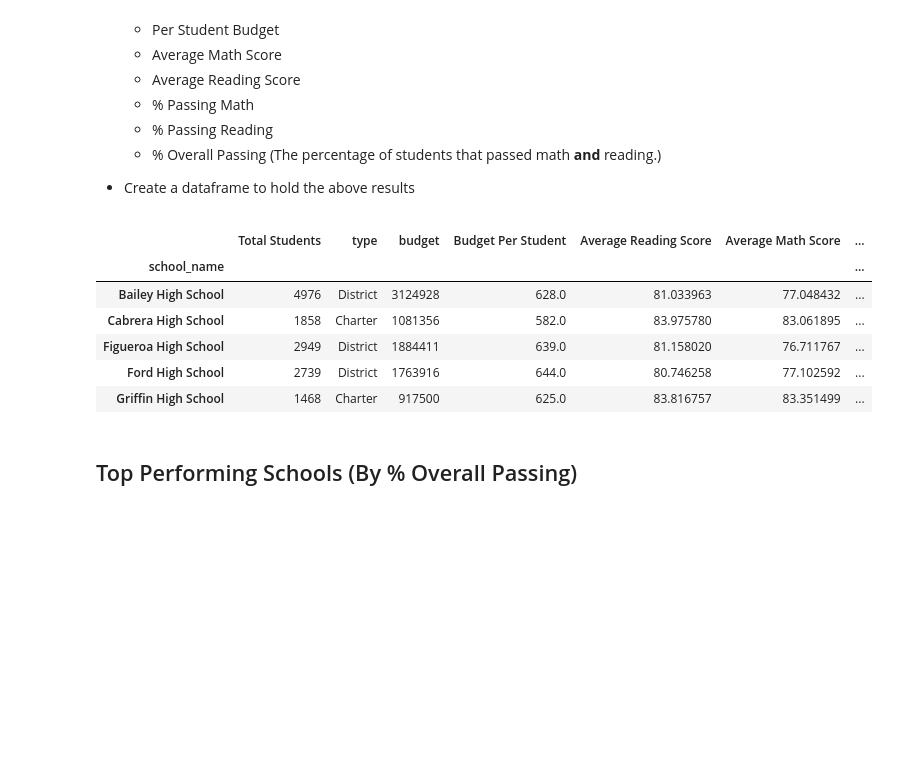
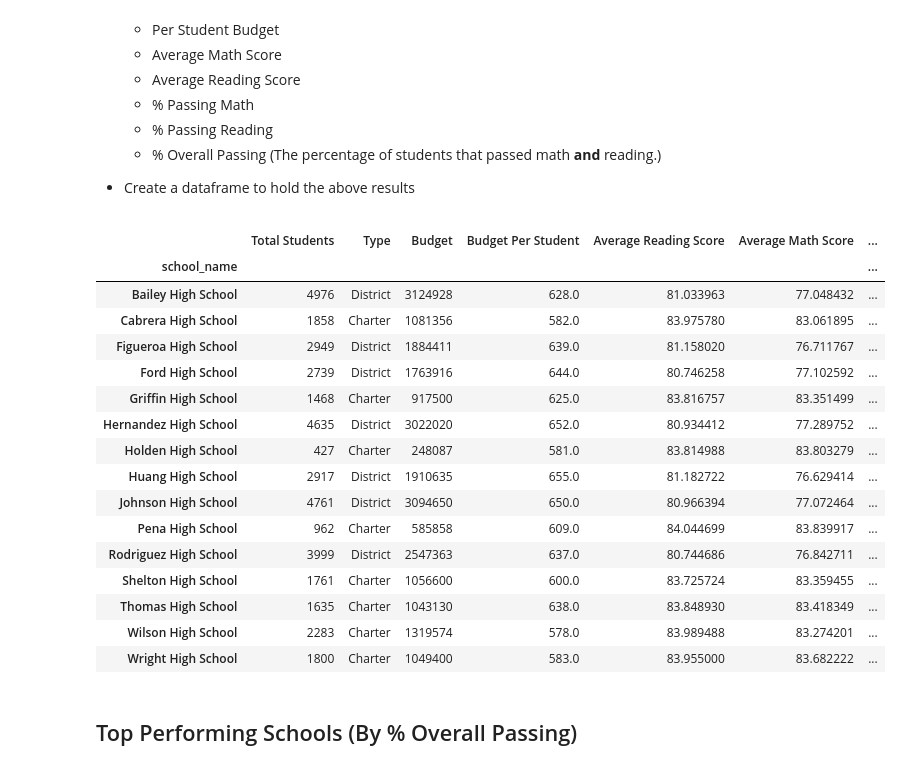
Before and after one commit to travisb98/Schools_Performance_Analysis, a Jupyter notebook: Final/Schools_Performance_Analysis.ipynb, the cells around one changed output. Drawn from its saved outputs; the diff is of its cells as text; code cells hidden in the pictures; blank space fills up the shorter version.

Commit message:
finished the school summary section, but I need to address formatting on all secitons

```diff
--- a/Final/Schools_Performance_Analysis.ipynb
+++ b/Final/Schools_Performance_Analysis.ipynb
@@ -158,19 +158,9 @@ summary_dist_df.head()
 # Per Student Budget -
 # Average Math Score -
 # Average Reading Score -
-# % Passing Math
-# % Passing Reading
-# % Overall Passing (The percentage of students that passed math and reading.)
-
-## begin by pulling in the school name and school type and limit it to unique values, starting the creation of the summary df
-##get the count of unique student id grouped by school name, thus getting the total students per school figure, pull this into the summary df
-## geting total school budget. pull the budget for each school by creating a group by object that groups by school name and summarizes the budget
-## getting the per student budget. create a calculated column within the summary df. total budget per school/total students perschool
-## average math score and average reading score. create a groupby object that finds the mean of math_score and reading_score grouped on school name. pull into summary df
-## % passing math, reading, overall - follow previous section but make sure your stuff is grouped on school_name
-########################################################
-
-
+# % Passing Math-
+# % Passing Reading-
+# % Overall Passing (The percentage of students that passed math and reading.)-
 
 ### total students
 #pulls in the student per school into the summary dataframe
@@ -191,44 +181,81 @@ sch_summary_df["Budget Per Student"]=sch_summary_df["budget"]/sch_summary_df["To
 ####calculates the averages for all series
 sch_avgs_gbo = school_and_student_df.groupby("school_name").mean()
 # sch_avgs_gbo.head()
 #pulls in the average reading score to the summary df
 sch_summary_df['Average Reading Score']=sch_avgs_gbo['reading_score']
 #pulls in the average math score to the summary df
 sch_summary_df['Average Math Score']=sch_avgs_gbo['math_score']
 
 
 ### pulls in the number of students passing reading to the summary df
 sch_passing_reading = school_and_student_df.loc[school_and_student_df['reading_score']>=70,['school_name','Student ID']]
 sch_passing_reading_gbo=sch_passing_reading.groupby("school_name").count()
 sch_summary_df=pd.merge(sch_summary_df,sch_passing_reading_gbo,how='outer',on="school_name")
 sch_summary_df=sch_summary_df.rename(columns={"Student ID":"Students Passing Reading"})
 
 ### pulls in the number of stuents passing math to the summary df
 sch_passing_math=school_and_student_df.loc[school_and_student_df['math_score']>=70,['school_name','Student ID']]
 sch_passing_math_gbo=sch_passing_math.groupby("school_name").count()
 sch_summary_df=pd.merge(sch_summary_df,sch_passing_math_gbo,how='outer',on="school_name")
 sch_summary_df=sch_summary_df.rename(columns={"Student ID":"Students Passing Math"})
 
-
 ### pulls in the number of students passing math and reading
 sch_passing_both=school_and_student_df.loc[((school_and_student_df['math_score']>=70) & (school_and_student_df['reading_score']>=70)) ,['school_name','Student ID']]
-
-
 sch_passing_both_gbo=sch_passing_both.groupby("school_name").count()
 sch_summary_df=pd.merge(sch_summary_df,sch_passing_both_gbo,how='outer',on="school_name")
 sch_summary_df=sch_summary_df.rename(columns={"Student ID":"Students Passing Both"})
 
+######calculates column for percentages (math,reading,overall)
+sch_percent_listy_loop=['Reading','Math','Both']
+for category in sch_percent_listy_loop:
+    sch_summary_df["% Passing "+category]=sch_summary_df["Students Passing "+category]/sch_summary_df["Total Students"]
+
+###removes the # of students passing math reading and both since it isn't requested, just needed it for the % calcs
+sch_del_list=[]
+for category in sch_percent_listy_loop:
+    sch_del_list.append("Students Passing "+category)
+
+for deleter in sch_del_list:
+    del sch_summary_df[deleter]
+
+##-----------------------------------------------------------------------------------------
 
 
-sch_summary_df.head()
+################!!!!!!!!!!!!!!!!    FINISH CLEAN UP !!!!!!!!!!!!!!!!!!!!!!!!!!!!!!!!!!!!
+################
+################
+################
+################
+### i got all the data into the sch_summary_df , It could def be cleaned up a bit:
+#reorder columns to match order of the readme
+# change the 3 % columns to percentage format
+# change the budget and budget per student to a currency format
+
+
+#makes the lower case titles into titlecase, could have used the titlecase function
+sch_summary_df=sch_summary_df.rename(columns={'type':'Type','budget':'Budget'})
+
+
+
+sch_summary_df
 # %% [output]
-|  | Total Students | type | budget | Budget Per Student | Average Reading Score | Average Math Score | ... |
+|  | Total Students | Type | Budget | Budget Per Student | Average Reading Score | Average Math Score | ... |
 | school_name |  |  |  |  |  |  | ... |
 | Bailey High School | 4976 | District | 3124928 | 628.0 | 81.033963 | 77.048432 | ... |
 | Cabrera High School | 1858 | Charter | 1081356 | 582.0 | 83.975780 | 83.061895 | ... |
 | Figueroa High School | 2949 | District | 1884411 | 639.0 | 81.158020 | 76.711767 | ... |
 | Ford High School | 2739 | District | 1763916 | 644.0 | 80.746258 | 77.102592 | ... |
 | Griffin High School | 1468 | Charter | 917500 | 625.0 | 83.816757 | 83.351499 | ... |
+| Hernandez High School | 4635 | District | 3022020 | 652.0 | 80.934412 | 77.289752 | ... |
+| Holden High School | 427 | Charter | 248087 | 581.0 | 83.814988 | 83.803279 | ... |
+| Huang High School | 2917 | District | 1910635 | 655.0 | 81.182722 | 76.629414 | ... |
+| Johnson High School | 4761 | District | 3094650 | 650.0 | 80.966394 | 77.072464 | ... |
+| Pena High School | 962 | Charter | 585858 | 609.0 | 84.044699 | 83.839917 | ... |
+| Rodriguez High School | 3999 | District | 2547363 | 637.0 | 80.744686 | 76.842711 | ... |
+| Shelton High School | 1761 | Charter | 1056600 | 600.0 | 83.725724 | 83.359455 | ... |
+| Thomas High School | 1635 | Charter | 1043130 | 638.0 | 83.848930 | 83.418349 | ... |
+| Wilson High School | 2283 | Charter | 1319574 | 578.0 | 83.989488 | 83.274201 | ... |
+| Wright High School | 1800 | Charter | 1049400 | 583.0 | 83.955000 | 83.682222 | ... |
 # %% [markdown]
 ## Top Performing Schools (By % Overall Passing)
 # %% [markdown]
```
Also changed, not shown: parts of 2 cells of this notebook.
